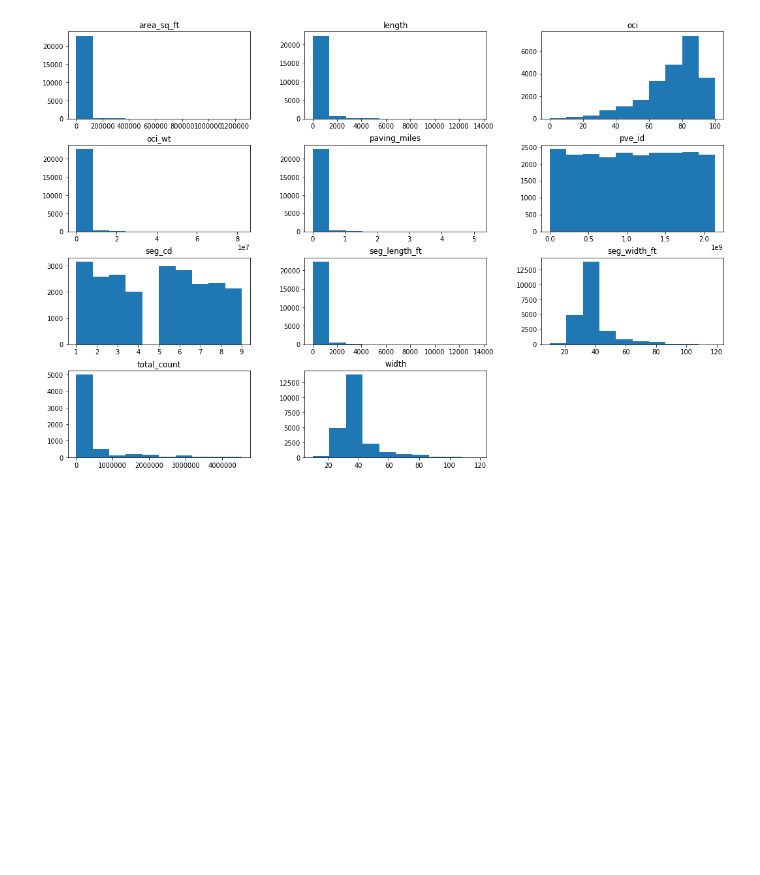
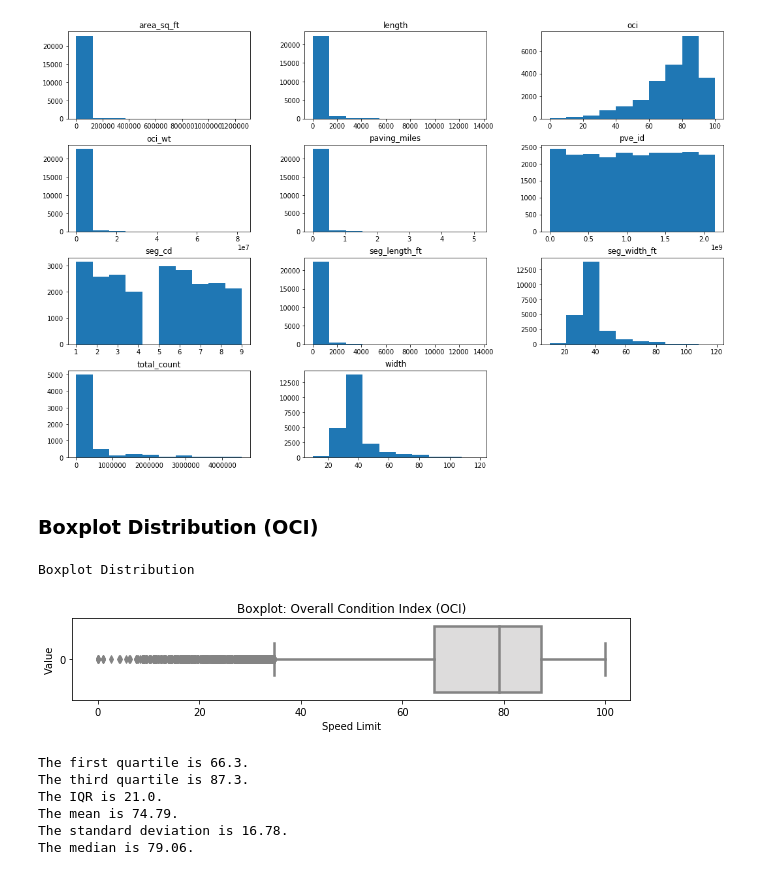
Before and after one commit to lshpaner/sd_streets, a Jupyter notebook: sd_streets.ipynb, the cells around one changed output. Drawn from its saved outputs; the diff is of its cells as text; code cells hidden in the pictures; blank space fills up the shorter version.

```diff
--- a/sd_streets.ipynb
+++ b/sd_streets.ipynb
@@ -369,0 +376,4 @@ plt.show()
+# %%
+# summary statistics
+summ_stats = pd.DataFrame(df['oci'].describe()).T
+summ_stats
@@ -374,3 +417,36 @@ df.hist(grid=False, figsize=(18,12))
 plt.show()
 # %% [output]
 [figure]
+# %% [markdown]
+### Boxplot Distribution (OCI)
+# %%
+# selected boxplot distribution for oci values
+print("\033[1m"+'Boxplot Distribution'+"\033[1m")
+
+# Boxplot of age as one way of showing distribution
+fig = plt.figure(figsize = (10,1.5))
+plt.title ('Boxplot: Overall Condition Index (OCI)')
+plt.xlabel('Speed Limit')
+plt.ylabel('Value')
+sns.boxplot(data=df['oci'],
+            palette="coolwarm", orient='h',
+            linewidth=2.5)
+plt.show()
+
+IQR = summ_stats['75%'][0] - summ_stats['25%'][0]
+
+print('The first quartile is %s. '%summ_stats['25%'][0])
+print('The third quartile is %s. '%summ_stats['75%'][0])
+print('The IQR is %s.'%round(IQR,2))
+print('The mean is %s. '%round(summ_stats['mean'][0],2))
+print('The standard deviation is %s. '%round(summ_stats['std'][0],2))
+print('The median is %s. '%round(summ_stats['50%'][0],2))
+# %% [output]
+Boxplot Distribution
+[figure, added]
+The first quartile is 66.3.
+The third quartile is 87.3.
+The IQR is 21.0.
+The mean is 74.79.
+The standard deviation is 16.78.
+The median is 79.06.
```
Also changed, not shown: parts of 11 cells of this notebook.
